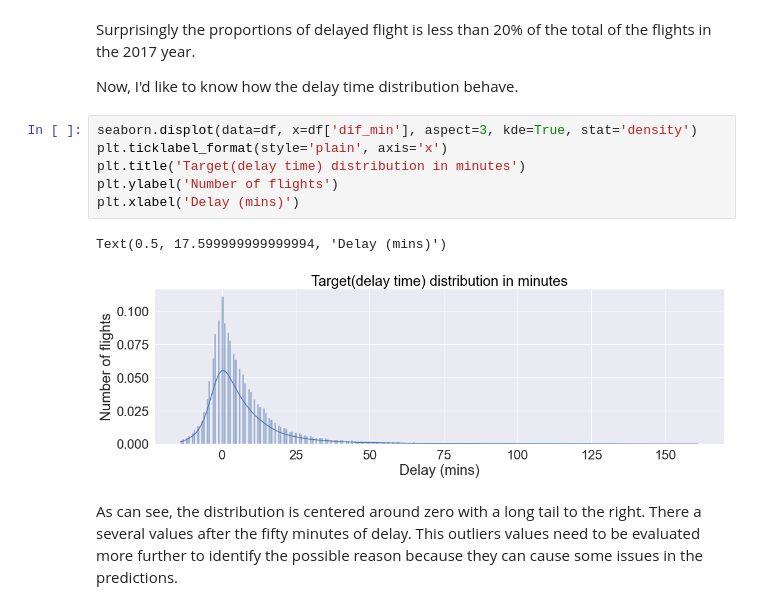
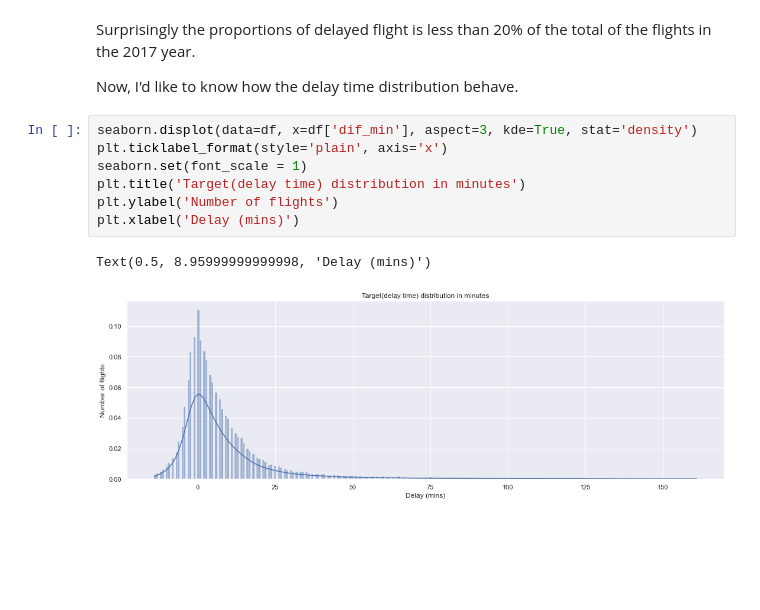
Before and after one commit to nestornav/ml_airplane_delay, a Jupyter notebook: solution.ipynb, the cells around one changed output. Saved outputs shown, nothing was run; the diff lists cells and outputs as text; blank space fills up the shorter version.

```diff
--- a/solution.ipynb
+++ b/solution.ipynb
@@ -206,11 +206,10 @@ Now, I'd like to know how the delay time distribution behave.
 # %%
 seaborn.displot(data=df, x=df['dif_min'], aspect=3, kde=True, stat='density')
 plt.ticklabel_format(style='plain', axis='x')
+seaborn.set(font_scale = 1)
 plt.title('Target(delay time) distribution in minutes')
 plt.ylabel('Number of flights')
 plt.xlabel('Delay (mins)')
 # %% [output]
-Text(0.5, 17.599999999999994, 'Delay (mins)')
+Text(0.5, 8.95999999999998, 'Delay (mins)')
-[figure, old version]
+[figure, new version]
-# %% [markdown]
-As can see, the distribution is centered around zero with a long tail to the right. There a several values after the fifty minutes of delay. This outliers values need to be evaluated more further to identify the possible reason because they can cause some issues in the predictions.
```
Also changed, not shown: parts of 27 cells of this notebook, 1 other file.
